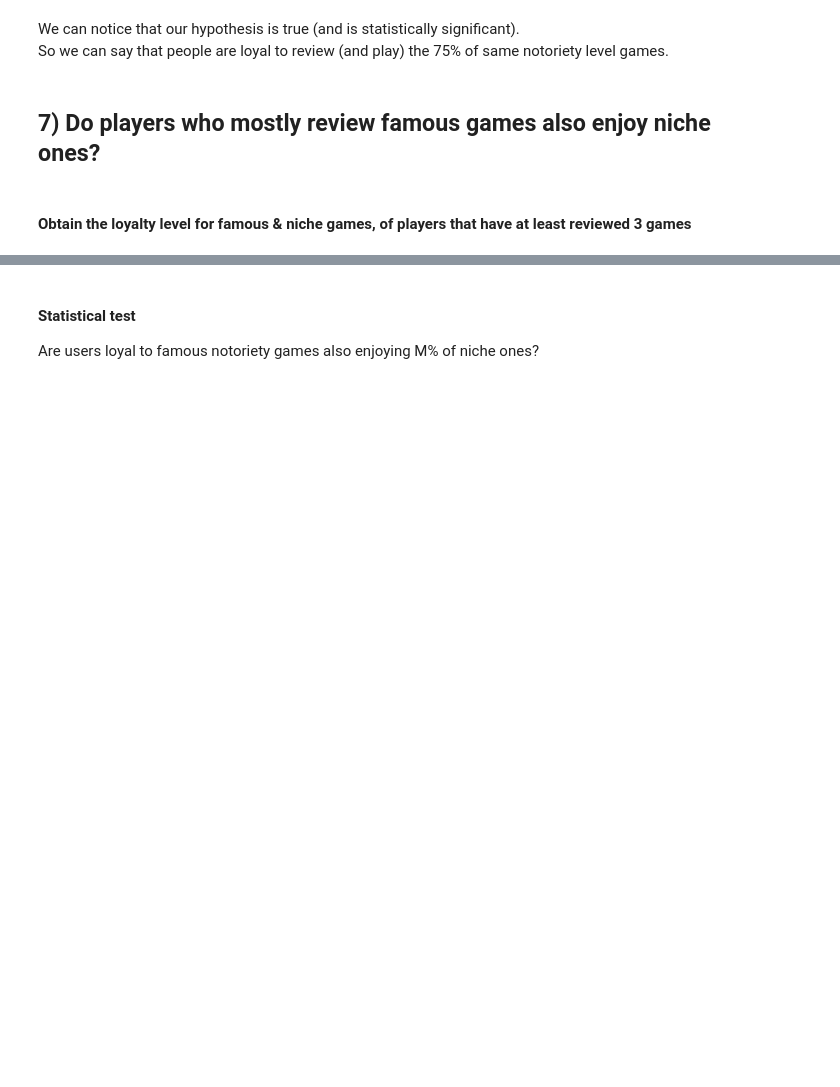
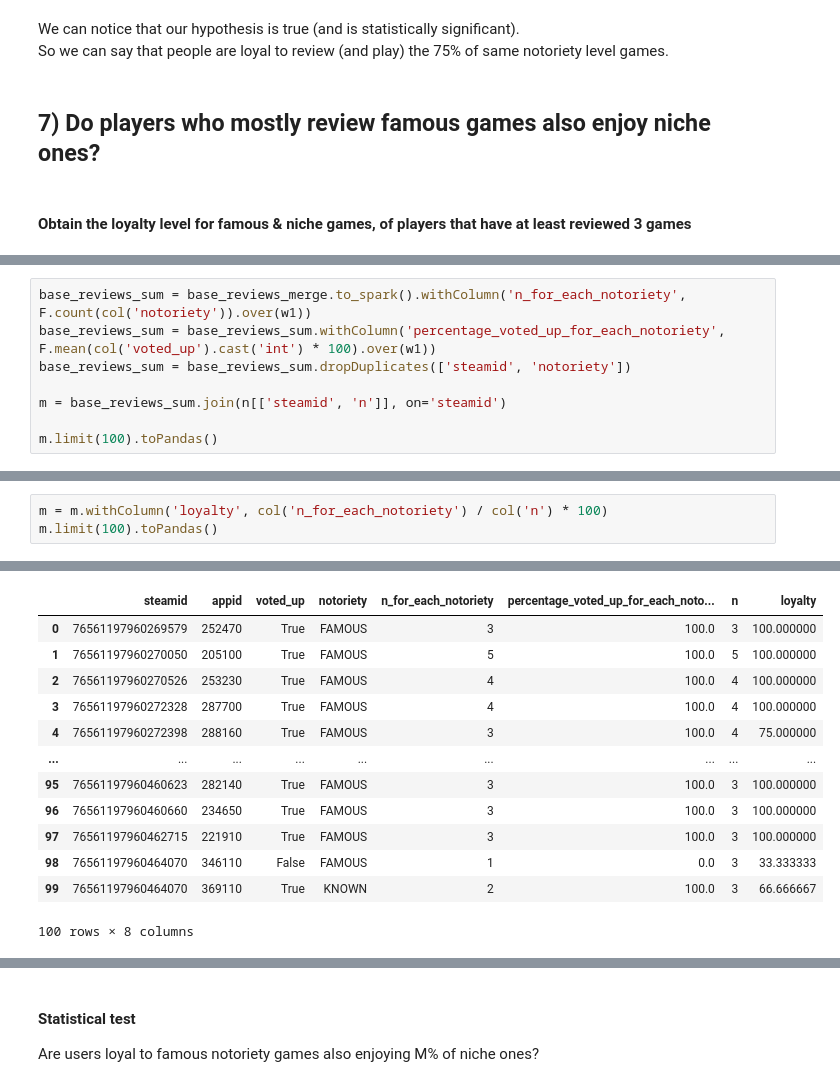
Before and after one commit to Amatofrancesco99/dsbda2022, a Jupyter notebook: notebooks/hypotheses/distributed/6-7th.ipynb, the cells around one changed output, grey strips where cells are left out. Saved outputs shown, nothing was run; the diff lists cells and outputs as text; blank space fills up the shorter version.

```diff
--- a/notebooks/hypotheses/distributed/6-7th.ipynb
+++ b/notebooks/hypotheses/distributed/6-7th.ipynb
@@ -256,0 +236,8 @@ niche_appreciation_pop_game_players.value_counts()
+# %%
+base_reviews_sum = base_reviews_merge.to_spark().withColumn('n_for_each_notoriety', F.count(col('notoriety')).over(w1))
+base_reviews_sum = base_reviews_sum.withColumn('percentage_voted_up_for_each_notoriety', F.mean(col('voted_up').cast('int') * 100).over(w1))
+base_reviews_sum = base_reviews_sum.dropDuplicates(['steamid', 'notoriety'])
+
+m = base_reviews_sum.join(n[['steamid', 'n']], on='steamid')
+
+m.limit(100).toPandas()
@@ -256,0 +275,4 @@ niche_appreciation_pop_game_players.value_counts()
+# %%
+m = m.withColumn('loyalty', col('n_for_each_notoriety') / col('n') * 100)
+m.limit(100).toPandas()
+# %% [output]
@@ -256,0 +296,13 @@ niche_appreciation_pop_game_players.value_counts()
+|  | steamid | appid | voted_up | notoriety | n_for_each_notoriety | percentage_voted_up_for_each_noto... | n | loyalty |
+| 0 | 76561197960269579 | 252470 | True | FAMOUS | 3 | 100.0 | 3 | 100.000000 |
+| 1 | 76561197960270050 | 205100 | True | FAMOUS | 5 | 100.0 | 5 | 100.000000 |
+| 2 | 76561197960270526 | 253230 | True | FAMOUS | 4 | 100.0 | 4 | 100.000000 |
+| 3 | 76561197960272328 | 287700 | True | FAMOUS | 4 | 100.0 | 4 | 100.000000 |
+| 4 | 76561197960272398 | 288160 | True | FAMOUS | 3 | 100.0 | 4 | 75.000000 |
+| ... | ... | ... | ... | ... | ... | ... | ... | ... |
+| 95 | 76561197960460623 | 282140 | True | FAMOUS | 3 | 100.0 | 3 | 100.000000 |
+| 96 | 76561197960460660 | 234650 | True | FAMOUS | 3 | 100.0 | 3 | 100.000000 |
+| 97 | 76561197960462715 | 221910 | True | FAMOUS | 3 | 100.0 | 3 | 100.000000 |
+| 98 | 76561197960464070 | 346110 | False | FAMOUS | 1 | 0.0 | 3 | 33.333333 |
+| 99 | 76561197960464070 | 369110 | True | KNOWN | 2 | 100.0 | 3 | 66.666667 |
+100 rows × 8 columns
```
Also changed, not shown: parts of 27 cells of this notebook.
